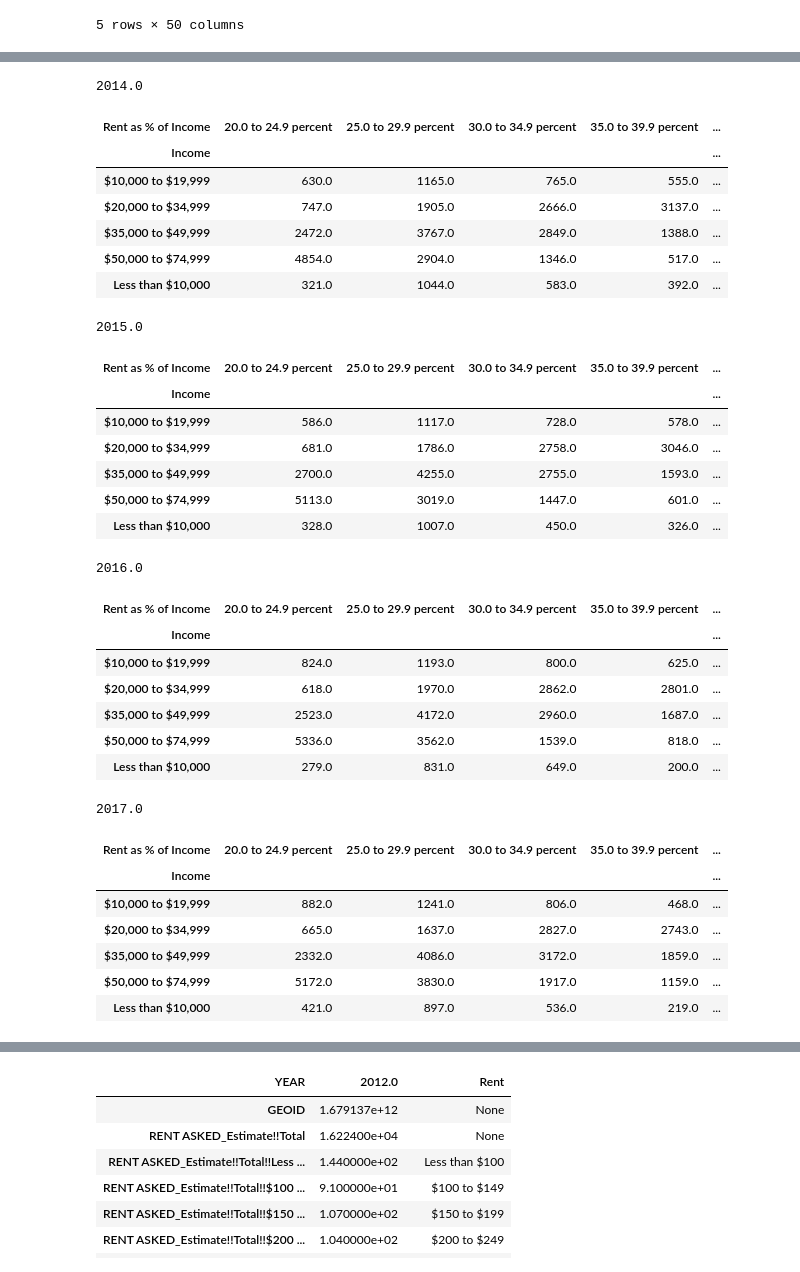
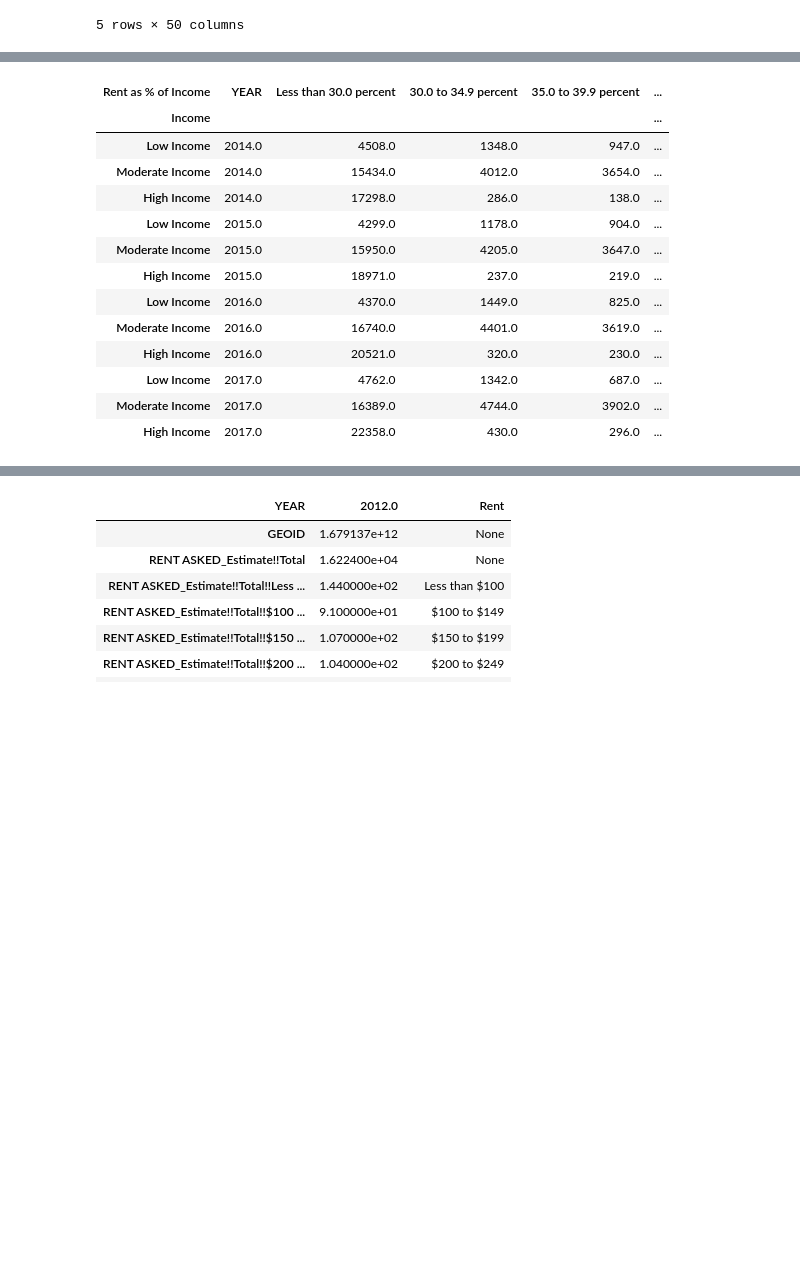
Before and after one commit to anovas2/AAHA, a Jupyter notebook: Notebook 0728.ipynb, the cells around one changed output, grey strips where cells are left out. Cells and saved outputs as stored; diff of their text form; code cells hidden in the pictures; blank space fills up the shorter version.

```diff
--- a/Notebook 0728.ipynb
+++ b/Notebook 0728.ipynb
@@ -683,64 +731,74 @@ split2 = split1[1].str.split('!!', expand=True)
 
 #display(split2)
 
 percentrentbyincome['Income'] = split2[0]
 percentrentbyincome['Rent as % of Income'] = split2[1]
 
 percentrentbyincome.drop(columns='YEAR')
 
 #display(percentrentbyincome)
 
 years = [2014.0,2015.0,2016.0,2017.0]
 
+percentrentbyincomesum = pd.DataFrame()
+
 percentrentbyincome2 = percentrentbyincome.copy()
 for year in years:
 
-    print(year)
+    #print(year)
     percentrentbyincome = percentrentbyincome2[[year,'Income','Rent as % of Income']]
 
     #display(percentrentbyincome)
     percentrentbyincome = percentrentbyincome.dropna(axis=0, how='any')
     #display(percentrentbyincome)
     # display(percentrentbyincome.pivot(index=percentrentbyincome['Income'], columns=percentrentbyincome['Rent Change'], values=percentrentbyincome[2012.0]))
 
     percentrentbyincomepv = pd.crosstab(index=percentrentbyincome.iloc[:,1], columns=percentrentbyincome.iloc[:,2],
                       values=percentrentbyincome.iloc[:,0], aggfunc='mean')
 
     percentrentbyincomepv['TotalHHs'] = percentrentbyincomepv.sum(axis = 1, skipna = True)
 
     #percentrentbyincomepv = percentrentbyincomepv.div(percentrentbyincomepv.TotalHHs, axis=0)*100
 
-    display(percentrentbyincomepv)
+    #percentrentbyincomepv.append(percentrentbyincomepv.sum())
+
+    oldindex = percentrentbyincomepv.index.tolist()
+
+    percentrentbyincomepv.loc['Low Income'] = percentrentbyincomepv.loc['$10,000 to $19,999'] + percentrentbyincomepv.loc['Less than $10,000']
+    percentrentbyincomepv.loc['Moderate Income'] = percentrentbyincomepv.loc['$20,000 to $34,999'] + percentrentbyincomepv.loc['$50,000 to $74,999']
+    percentrentbyincomepv.loc['High Income'] = percentrentbyincomepv.loc['$75,000 to $99,999'] + percentrentbyincomepv.loc['$100,000 or more']
+    percentrentbyincomepv.drop(axis=0, index=oldindex, inplace=True)
+
+
+    under30 = ['20.0 to 24.9 percent','25.0 to 29.9 percent','Less than 20.0 percent']
+    #percentrentbyincomepv['Less than 30.0 percent'] = percentrentbyincomepv['20.0 to 24.9 percent'] + \
+     #   percentrentbyincomepv['20.0 to 24.9 percent'] + \
+      #  percentrentbyincomepv['Less than 20.0 percent']
+
+    percentrentbyincomepv['Less than 30.0 percent'] = percentrentbyincomepv[under30].sum(axis=1)
+    percentrentbyincomepv.drop(axis=1, columns=under30, inplace=True)
+
+    percentrentbyincomepv['YEAR'] = year
+
+    percentrentbyincomesum = percentrentbyincomesum.append(percentrentbyincomepv)
+
+
+orderedcols = ['YEAR', 'Less than 30.0 percent', '30.0 to 34.9 percent', '35.0 to 39.9 percent', '40.0 to 49.9 percent', '50.0 percent or more', 'TotalHHs']
+percentrentbyincomesum = percentrentbyincomesum.loc[:, orderedcols]
+
+display(percentrentbyincomesum)
 # %% [output]
-2014.0
-| Rent as % of Income | 20.0 to 24.9 percent | 25.0 to 29.9 percent | 30.0 to 34.9 percent | 35.0 to 39.9 percent | ... |
+| Rent as % of Income | YEAR | Less than 30.0 percent | 30.0 to 34.9 percent | 35.0 to 39.9 percent | ... |
 | Income |  |  |  |  | ... |
-| $10,000 to $19,999 | 630.0 | 1165.0 | 765.0 | 555.0 | ... |
-| $20,000 to $34,999 | 747.0 | 1905.0 | 2666.0 | 3137.0 | ... |
-| $35,000 to $49,999 | 2472.0 | 3767.0 | 2849.0 | 1388.0 | ... |
-| $50,000 to $74,999 | 4854.0 | 2904.0 | 1346.0 | 517.0 | ... |
-| Less than $10,000 | 321.0 | 1044.0 | 583.0 | 392.0 | ... |
+| Low Income | 2014.0 | 4508.0 | 1348.0 | 947.0 | ... |
+| Moderate Income | 2014.0 | 15434.0 | 4012.0 | 3654.0 | ... |
+| High Income | 2014.0 | 17298.0 | 286.0 | 138.0 | ... |
+| Low Income | 2015.0 | 4299.0 | 1178.0 | 904.0 | ... |
+| Moderate Income | 2015.0 | 15950.0 | 4205.0 | 3647.0 | ... |
+| High Income | 2015.0 | 18971.0 | 237.0 | 219.0 | ... |
+| Low Income | 2016.0 | 4370.0 | 1449.0 | 825.0 | ... |
+| Moderate Income | 2016.0 | 16740.0 | 4401.0 | 3619.0 | ... |
+| High Income | 2016.0 | 20521.0 | 320.0 | 230.0 | ... |
+| Low Income | 2017.0 | 4762.0 | 1342.0 | 687.0 | ... |
+| Moderate Income | 2017.0 | 16389.0 | 4744.0 | 3902.0 | ... |
+| High Income | 2017.0 | 22358.0 | 430.0 | 296.0 | ... |
-2015.0
-| Rent as % of Income | 20.0 to 24.9 percent | 25.0 to 29.9 percent | 30.0 to 34.9 percent | 35.0 to 39.9 percent | ... |
-| Income |  |  |  |  | ... |
-| $10,000 to $19,999 | 586.0 | 1117.0 | 728.0 | 578.0 | ... |
-| $20,000 to $34,999 | 681.0 | 1786.0 | 2758.0 | 3046.0 | ... |
-| $35,000 to $49,999 | 2700.0 | 4255.0 | 2755.0 | 1593.0 | ... |
-| $50,000 to $74,999 | 5113.0 | 3019.0 | 1447.0 | 601.0 | ... |
-| Less than $10,000 | 328.0 | 1007.0 | 450.0 | 326.0 | ... |
-2016.0
-| Rent as % of Income | 20.0 to 24.9 percent | 25.0 to 29.9 percent | 30.0 to 34.9 percent | 35.0 to 39.9 percent | ... |
-| Income |  |  |  |  | ... |
-| $10,000 to $19,999 | 824.0 | 1193.0 | 800.0 | 625.0 | ... |
-| $20,000 to $34,999 | 618.0 | 1970.0 | 2862.0 | 2801.0 | ... |
-| $35,000 to $49,999 | 2523.0 | 4172.0 | 2960.0 | 1687.0 | ... |
-| $50,000 to $74,999 | 5336.0 | 3562.0 | 1539.0 | 818.0 | ... |
-| Less than $10,000 | 279.0 | 831.0 | 649.0 | 200.0 | ... |
-2017.0
-| Rent as % of Income | 20.0 to 24.9 percent | 25.0 to 29.9 percent | 30.0 to 34.9 percent | 35.0 to 39.9 percent | ... |
-| Income |  |  |  |  | ... |
-| $10,000 to $19,999 | 882.0 | 1241.0 | 806.0 | 468.0 | ... |
-| $20,000 to $34,999 | 665.0 | 1637.0 | 2827.0 | 2743.0 | ... |
-| $35,000 to $49,999 | 2332.0 | 4086.0 | 3172.0 | 1859.0 | ... |
-| $50,000 to $74,999 | 5172.0 | 3830.0 | 1917.0 | 1159.0 | ... |
-| Less than $10,000 | 421.0 | 897.0 | 536.0 | 219.0 | ... |
```
Also changed, not shown: parts of 6 cells of this notebook, 8 other files.
